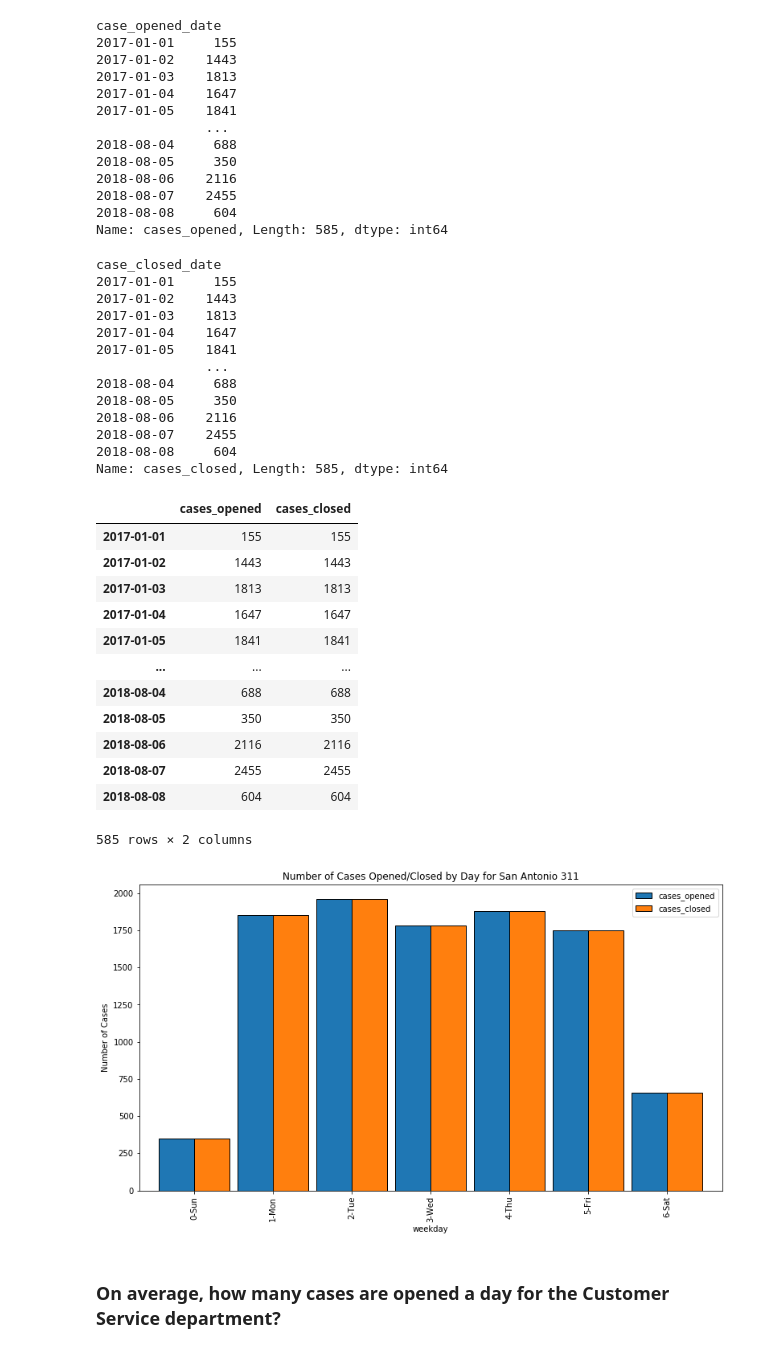
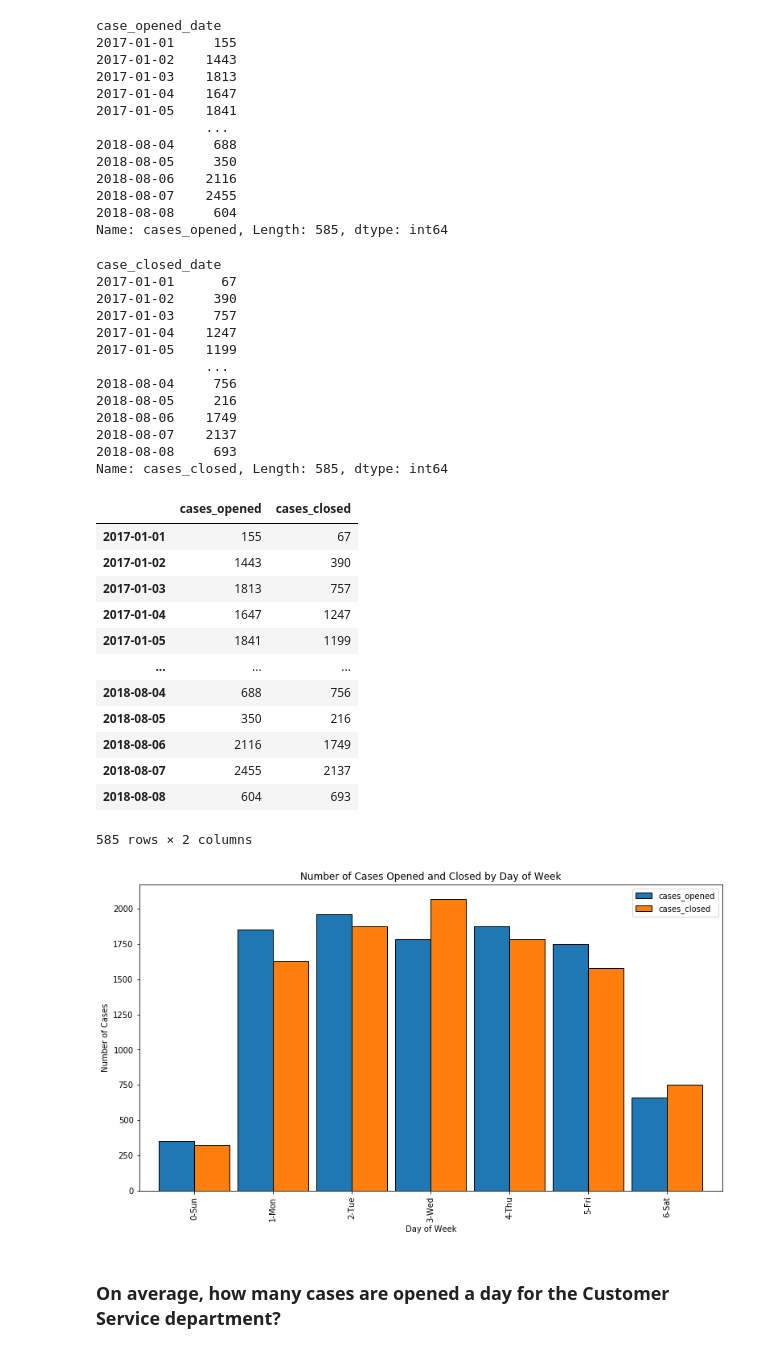
Before and after one commit to SamuelD-Data/spark-exercises, a Jupyter notebook: explore.ipynb, the cells around one changed output. Saved outputs shown, nothing was run; the diff lists cells and outputs as text; code cells hidden in the pictures.

```diff
--- a/explore.ipynb
+++ b/explore.ipynb
@@ -324,8 +344,11 @@ Text(0.5, 0, 'Number of Service Requests')
 # %%
-daily_cases = df.select("department", date_format("case_opened_date", "yyyy-MM-dd").alias("case_opened_date"),\
-date_format("case_closed_date", "yyyy-MM-dd").alias("case_closed_date"))
+cases_by_day = df.select(
+    "department",
+    date_format("case_opened_date", "yyyy-MM-dd").alias("case_opened_date"),
+    date_format("case_closed_date", "yyyy-MM-dd").alias("case_closed_date"),
+)
 
-daily_cases.show(5)
+cases_by_day.show(5)
 # %% [output]
 +--------------------+----------------+----------------+
 |          department|case_opened_date|case_closed_date|
@@ -360,53 +406,68 @@ case_opened_date
 2018-08-08     604
 Name: cases_opened, Length: 585, dtype: int64
 # %%
+# grouping by case closed date, dropping null values, sorting by case closed date
+# passing to pandas, converting case opened date to datetime format and setting closed date as index
+# counting number of cases closed per date
 cases_closed_by_day = (cases_by_day.groupby('case_closed_date').count().na.drop().sort('case_closed_date')\
 .toPandas().assign(case_closed_date=lambda df: pd.to_datetime(df.case_closed_date)).set_index('case_closed_date')
 ['count'])
 
+# setting count value column name to cases_closed
 cases_closed_by_day.name = 'cases_closed'
 
+# displaying series
 cases_closed_by_day
 # %% [output]
 case_closed_date
-2017-01-01     155
-2017-01-02    1443
-2017-01-03    1813
-2017-01-04    1647
-2017-01-05    1841
+2017-01-01      67
+2017-01-02     390
+2017-01-03     757
+2017-01-04    1247
+2017-01-05    1199
               ...
-2018-08-04     688
-2018-08-05     350
-2018-08-06    2116
-2018-08-07    2455
-2018-08-08     604
+2018-08-04     756
+2018-08-05     216
+2018-08-06    1749
+2018-08-07    2137
+2018-08-08     693
 Name: cases_closed, Length: 585, dtype: int64
 # %%
-ts = pd.concat([cases_opened_by_day, cases_closed_by_day], axis=1)
+# combining series to create pandas DF
+open_close_df = pd.concat([cases_opened_by_day, cases_closed_by_day], axis=1)
 
-ts
+# displaying df
+open_close_df
 # %% [output]
 |  | cases_opened | cases_closed |
-| 2017-01-01 | 155 | 155 |
-| 2017-01-02 | 1443 | 1443 |
-| 2017-01-03 | 1813 | 1813 |
-| 2017-01-04 | 1647 | 1647 |
-| 2017-01-05 | 1841 | 1841 |
+| 2017-01-01 | 155 | 67 |
+| 2017-01-02 | 1443 | 390 |
+| 2017-01-03 | 1813 | 757 |
+| 2017-01-04 | 1647 | 1247 |
+| 2017-01-05 | 1841 | 1199 |
 | ... | ... | ... |
-| 2018-08-04 | 688 | 688 |
-| 2018-08-05 | 350 | 350 |
-| 2018-08-06 | 2116 | 2116 |
-| 2018-08-07 | 2455 | 2455 |
-| 2018-08-08 | 604 | 604 |
+| 2018-08-04 | 688 | 756 |
+| 2018-08-05 | 350 | 216 |
+| 2018-08-06 | 2116 | 1749 |
+| 2018-08-07 | 2455 | 2137 |
+| 2018-08-08 | 604 | 693 |
 585 rows × 2 columns
 # %%
-ts['weekday'] = ts.index.strftime('%w-%a')
-ts.groupby('weekday').mean().plot.bar(figsize=(13, 7), ec='black', width=.9)
-plt.title('Number of Cases Opened/Closed by Day for San Antonio 311')
+# creating new column, weekday, that displays the day of the week for each close date
+open_close_df['weekday'] = open_close_df.index.strftime('%w-%a')
+
+# grouping by weekday, aggregating average, creating plot
+open_close_df.groupby('weekday').mean().plot.bar(figsize=(13, 7), ec='black', width=.9)
+
+# setting axis labels and plot title
+plt.title('Number of Cases Opened and Closed by Day of Week')
+plt.xlabel('Day of Week')
 plt.ylabel('Number of Cases')
+
+# displaying plot
 plt.show()
 # %% [output]
-[figure, old version]
+[figure, new version]
 # %% [markdown]
 ### On average, how many cases are opened a day for the Customer Service department?
 # %% [markdown]
```
Also changed, not shown: parts of 5 cells of this notebook.
